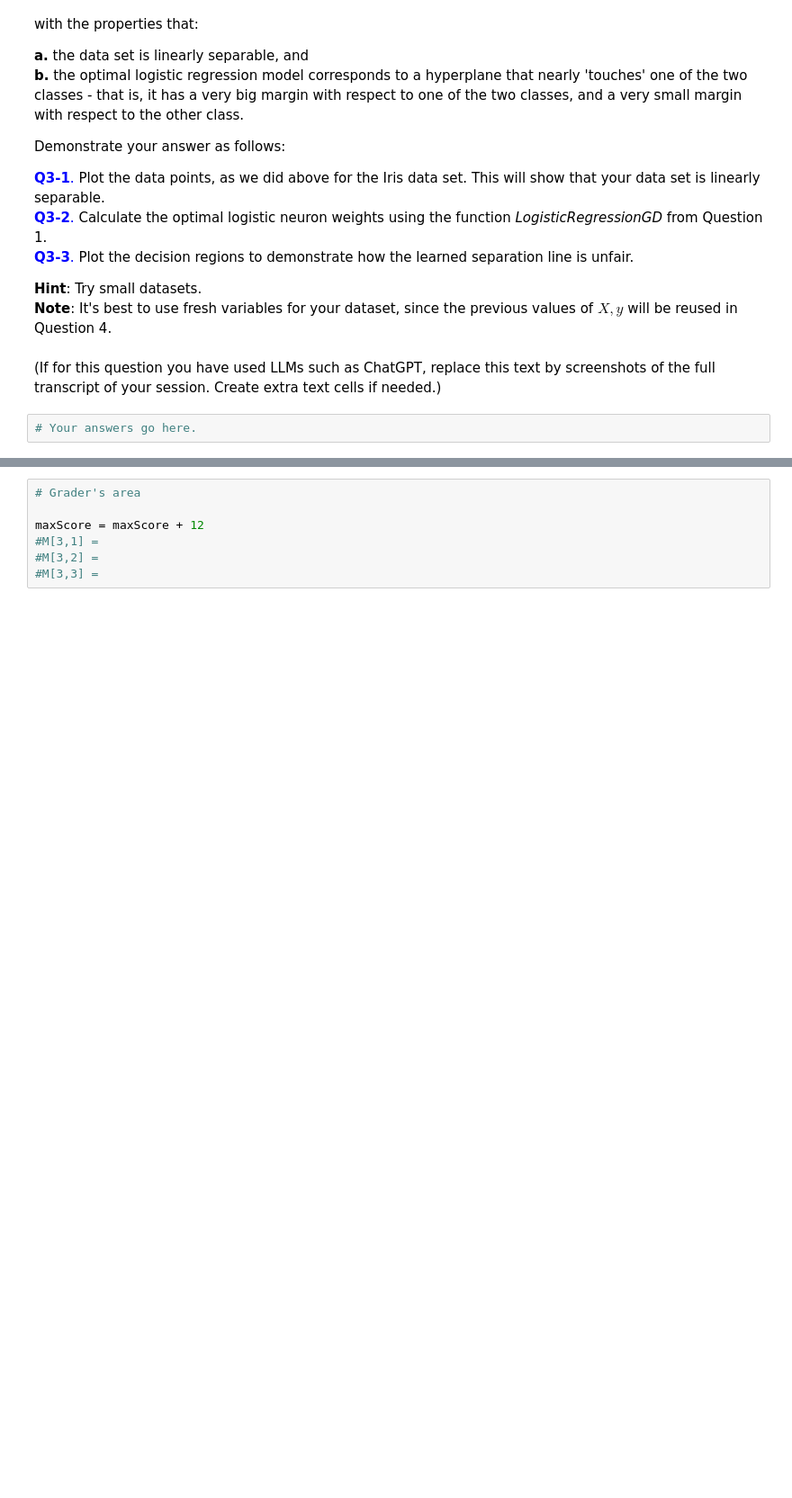
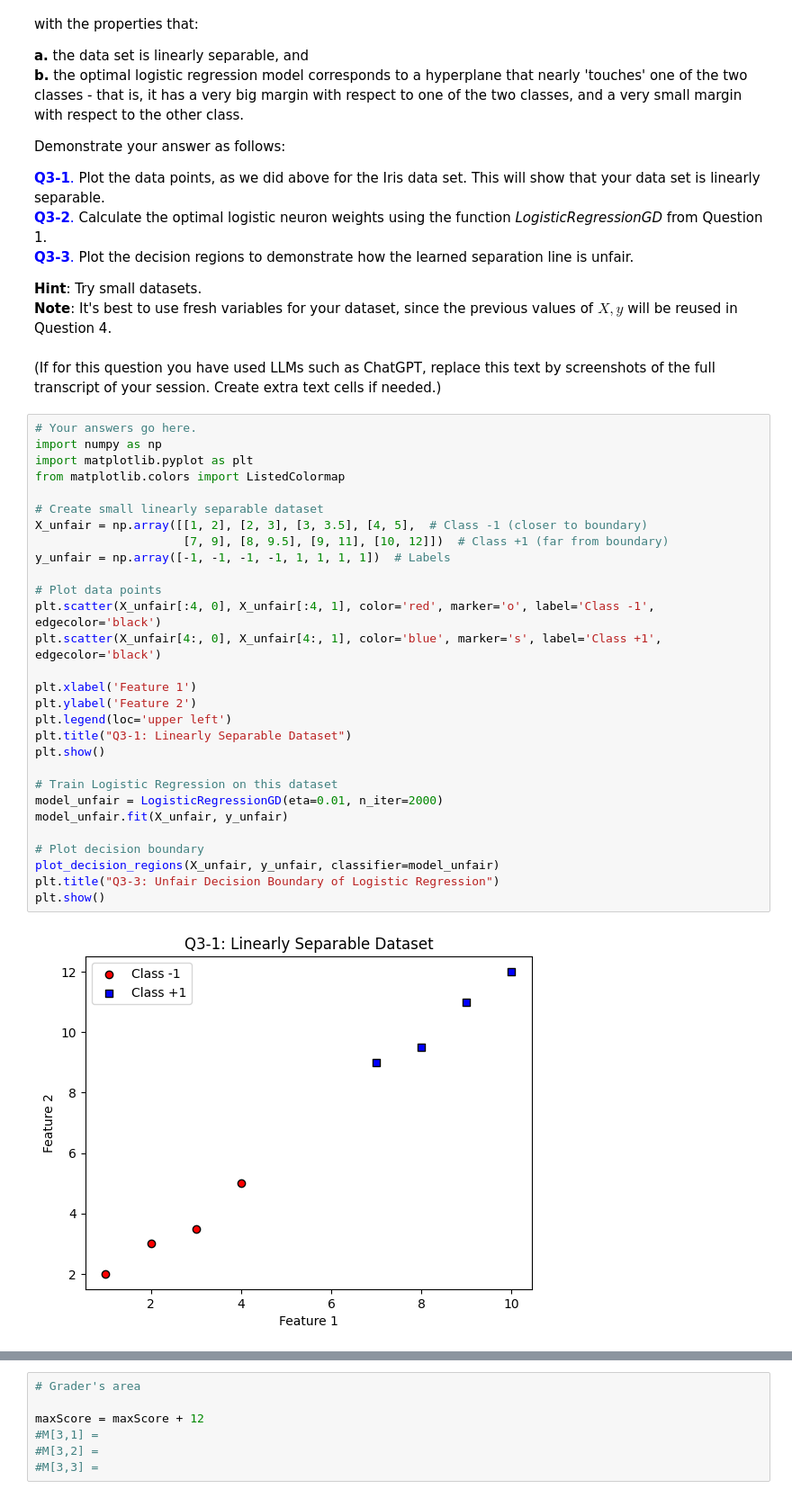
Before and after one commit to rpmjp/Machine-Learning-CS-675-NJIT-, a Jupyter notebook: assignment3.ipynb, the cells around one changed output, grey strips where cells are left out. Shown at 90% size. Drawn from its saved outputs; the diff is of its cells as text; blank space fills up the shorter version.

```diff
--- a/assignment3.ipynb
+++ b/assignment3.ipynb
@@ -673,5 +718,34 @@ Demonstrate your answer as follows: <br>
 **Note**: It's best to use fresh variables for your dataset, since the previous values of $X,y$ will be reused in Question 4.
 # %% [markdown]
 (If for this question you have used LLMs such as ChatGPT, replace this text by screenshots of the full transcript of your session. Create extra text cells if needed.)
-# %%
-# Your answers go here.
+# %%
+# Your answers go here.
+import numpy as np
+import matplotlib.pyplot as plt
+from matplotlib.colors import ListedColormap
+
+# Create small linearly separable dataset
+X_unfair = np.array([[1, 2], [2, 3], [3, 3.5], [4, 5],  # Class -1 (closer to boundary)
+                     [7, 9], [8, 9.5], [9, 11], [10, 12]])  # Class +1 (far from boundary)
+y_unfair = np.array([-1, -1, -1, -1, 1, 1, 1, 1])  # Labels
+
+# Plot data points
+plt.scatter(X_unfair[:4, 0], X_unfair[:4, 1], color='red', marker='o', label='Class -1', edgecolor='black')
+plt.scatter(X_unfair[4:, 0], X_unfair[4:, 1], color='blue', marker='s', label='Class +1', edgecolor='black')
+
+plt.xlabel('Feature 1')
+plt.ylabel('Feature 2')
+plt.legend(loc='upper left')
+plt.title("Q3-1: Linearly Separable Dataset")
+plt.show()
+
+# Train Logistic Regression on this dataset
+model_unfair = LogisticRegressionGD(eta=0.01, n_iter=2000)
+model_unfair.fit(X_unfair, y_unfair)
+
+# Plot decision boundary
+plot_decision_regions(X_unfair, y_unfair, classifier=model_unfair)
+plt.title("Q3-3: Unfair Decision Boundary of Logistic Regression")
+plt.show()
+# %% [output]
+[figure, added]
```
Also changed, not shown: parts of 11 cells of this notebook.
